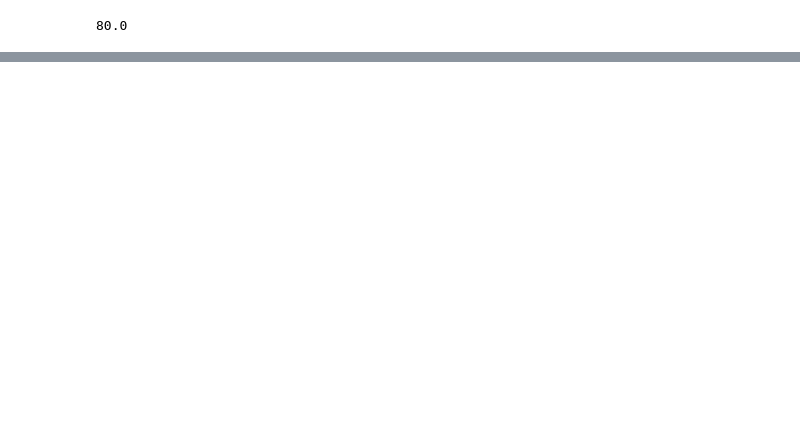
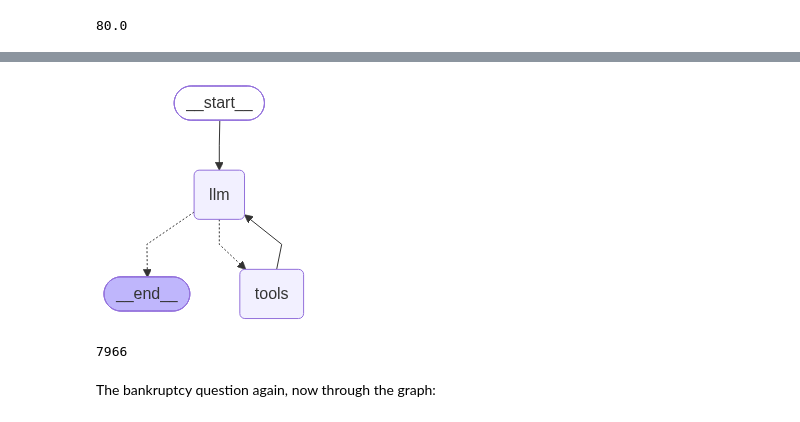
Before and after one commit to matinsaedi/mortgage-underwriting-agent, a Jupyter notebook: notebooks/06_agent.ipynb, the cells around one changed output, grey strips where cells are left out. Cells and saved outputs as stored; diff of their text form; code cells hidden in the pictures; blank space fills up the shorter version.

```diff
--- a/notebooks/06_agent.ipynb
+++ b/notebooks/06_agent.ipynb
@@ -193,22 +261,24 @@ If you cannot provide extenuating‑circumstance documentation, simply push the
 # %%
-# 1. LLM + tools
-llm_with_tools = llm.bind_tools(tools)
-
-# Node: LLM
 def call_llm(state: MessagesState) -> dict:
     """Node: send the whole conversation to the LLM and return its reply."""
-    return {"messages": [llm_with_tools.invoke(state["messages"])]}
+    messages = [SystemMessage(SYSTEM_PROMPT)] + state["messages"]
+    return {"messages": [llm_with_tools.invoke(messages)]}
 
 
-# 2. State  +  3. Nodes
 builder = StateGraph(MessagesState)
 builder.add_node("llm", call_llm)
 builder.add_node("tools", ToolNode(tools))
 
-# 4. Edges
-builder.add_edge(START, "llm")                           # always start by thinking
-builder.add_conditional_edges("llm", tools_condition)    # tools, or finish?
-builder.add_edge("tools", "llm")                         # after acting, think again
+builder.add_edge(START, "llm")
+builder.add_conditional_edges("llm", tools_condition)
+builder.add_edge("tools", "llm")
 
-# 5. Compile + run
 graph = builder.compile()
+# %%
+png = graph.get_graph().draw_mermaid_png()
+display(Image(png))
+Path("../docs").mkdir(exist_ok=True)
+Path("../docs/agent_graph.png").write_bytes(png)
+# %% [output]
+[figure, added]
+7966
@@ -214,0 +303,2 @@ graph = builder.compile()
+# %% [markdown]
+The bankruptcy question again, now through the graph:
```
Also changed, not shown: parts of 31 cells of this notebook, 3 other files.
